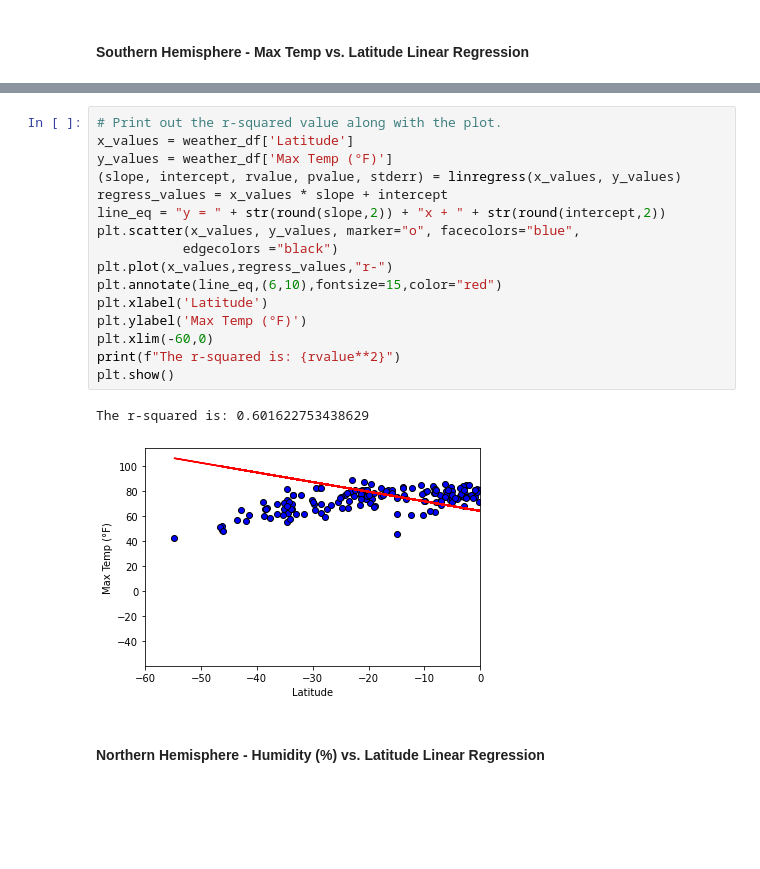
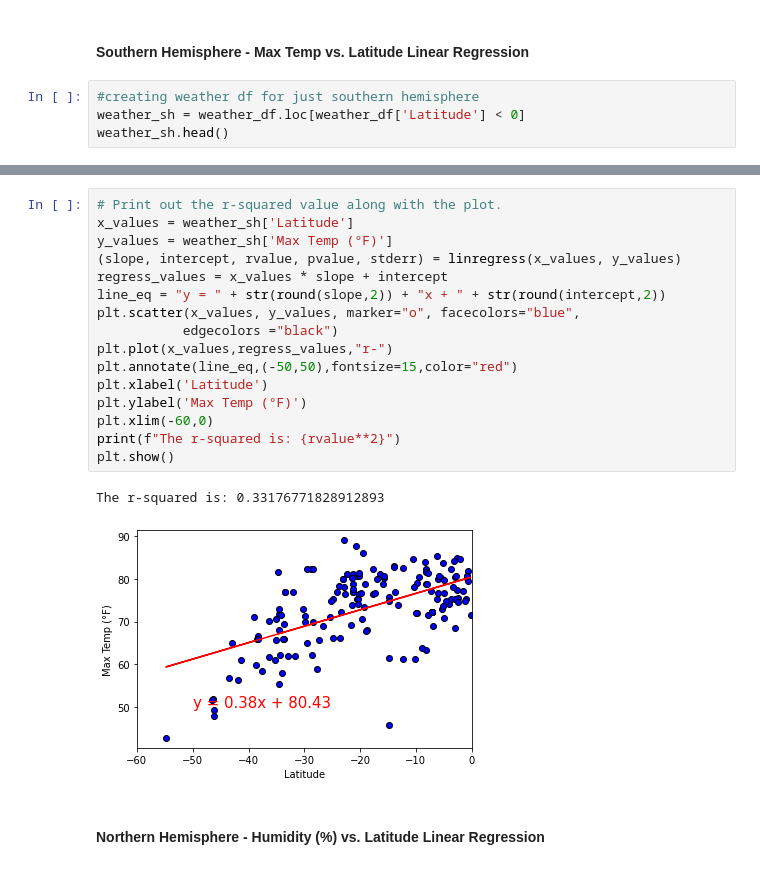
Before and after one commit to tdb219/python-api-challenge, a Jupyter notebook: WeatherPy/WeatherPy.ipynb, the cells around one changed output, grey strips where cells are left out. Cells and saved outputs as stored; diff of their text form; blank space fills up the shorter version.

Commit message:
WeatherPy regression section complete

```diff
--- a/WeatherPy/WeatherPy.ipynb
+++ b/WeatherPy/WeatherPy.ipynb
@@ -286,2 +279,6 @@ TypeError: '>' not supported between instances of 'list' and 'int'
 # %% [markdown]
 ####  Southern Hemisphere - Max Temp vs. Latitude Linear Regression
+# %%
+#creating weather df for just southern hemisphere
+weather_sh = weather_df.loc[weather_df['Latitude'] < 0]
+weather_sh.head()
@@ -288,21 +292,21 @@ TypeError: '>' not supported between instances of 'list' and 'int'
 # %%
 # Print out the r-squared value along with the plot.
-x_values = weather_df['Latitude']
-y_values = weather_df['Max Temp (°F)']
+x_values = weather_sh['Latitude']
+y_values = weather_sh['Max Temp (°F)']
 (slope, intercept, rvalue, pvalue, stderr) = linregress(x_values, y_values)
 regress_values = x_values * slope + intercept
 line_eq = "y = " + str(round(slope,2)) + "x + " + str(round(intercept,2))
 plt.scatter(x_values, y_values, marker="o", facecolors="blue",
            edgecolors ="black")
 plt.plot(x_values,regress_values,"r-")
-plt.annotate(line_eq,(6,10),fontsize=15,color="red")
+plt.annotate(line_eq,(-50,50),fontsize=15,color="red")
 plt.xlabel('Latitude')
 plt.ylabel('Max Temp (°F)')
 plt.xlim(-60,0)
 print(f"The r-squared is: {rvalue**2}")
 plt.show()
 # %% [output]
-The r-squared is: 0.601622753438629
+The r-squared is: 0.33176771828912893
-[figure, old version]
+[figure, new version]
 # %% [markdown]
 ####  Northern Hemisphere - Humidity (%) vs. Latitude Linear Regression
```
Also changed, not shown: parts of 10 cells of this notebook.
